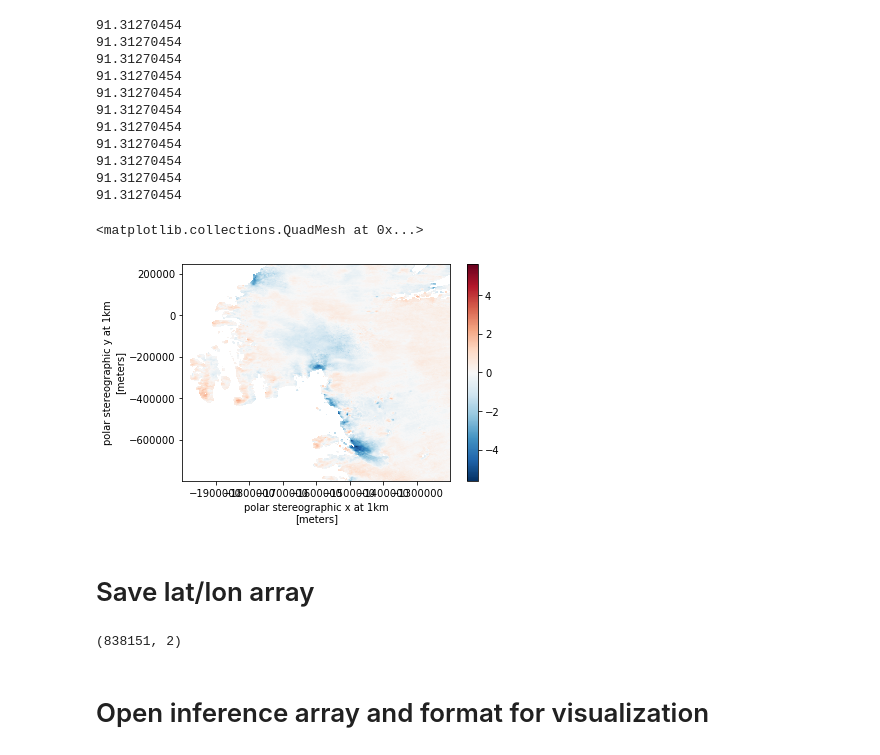
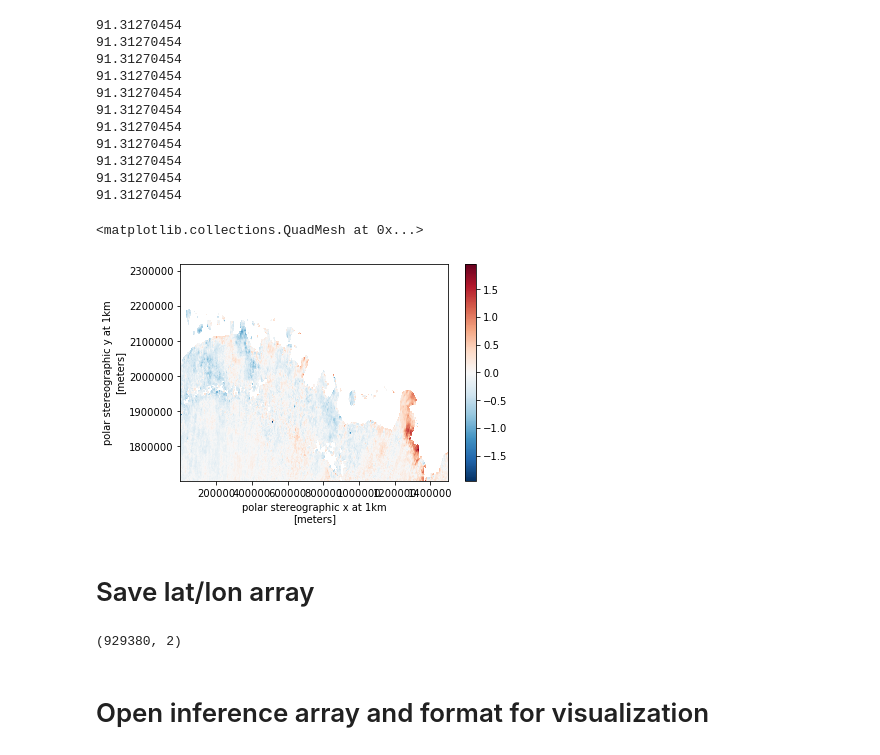
Before and after one commit to EricKeenan/mass-balance, a Jupyter notebook: notebooks/ATL15.ipynb, the cells around one changed output. Saved outputs shown, nothing was run; the diff lists cells and outputs as text; code cells hidden in the pictures.

```diff
--- a/notebooks/ATL15.ipynb
+++ b/notebooks/ATL15.ipynb
@@ -50,39 +50,45 @@ dh = dh * grounded_mask
 # # Alpine3D region
 # x_min = -1540e3
 # x_max = -1380e3
 # y_min = -110e3
 # y_max = 0
 
-# Coastal West Antarctica
-x_min = -2000e3
-x_max = -1200e3
-y_min = -800e3
-y_max = 250e3
+# # Coastal West Antarctica
+# x_min = -2000e3
+# x_max = -1200e3
+# y_min = -800e3
+# y_max = 250e3
 
 # # Interior
 # x_min = -500e3
 # x_max = -260e3
 # y_min = -500e3
 # y_max = 500e3
 
 # # Larger West Antarctica
 # x_min = -2000e3
 # x_max = -500e3
 # y_min = -1500e3
 # y_max = 500e3
 
+# Dronning Maud Land
+x_min = 0e3
+x_max = 1500e3
+y_min = 1700e3
+y_max = 10000e3
+
 x1_ind = (ds['x'] > x_min)
 x2_ind = (ds['x'] < x_max)
 x_ind = np.logical_and(x1_ind, x2_ind)
 
 y1_ind = (ds['y'] > y_min)
 y2_ind = (ds['y'] < y_max)
 y_ind = np.logical_and(y1_ind, y2_ind)
 dh_zone = dh[y_ind, x_ind]
 dh_zone.plot()
 # %% [output]
 <matplotlib.collections.QuadMesh at 0x...>
-[figure, old version]
+[figure, new version]
 # %% [markdown]
 # Save lat/lon array
 # %%
@@ -125,7 +131,7 @@ shape = dh_zone.shape
 with open('ATL15_shape.pkl', 'wb') as f:
     pickle.dump(shape, f)
 # %% [output]
-(838151, 2)
+(929380, 2)
 # %% [markdown]
 # Open inference array and format for visualization
 # %%
```
Also changed, not shown: parts of 5 cells of this notebook, 4 other files.
